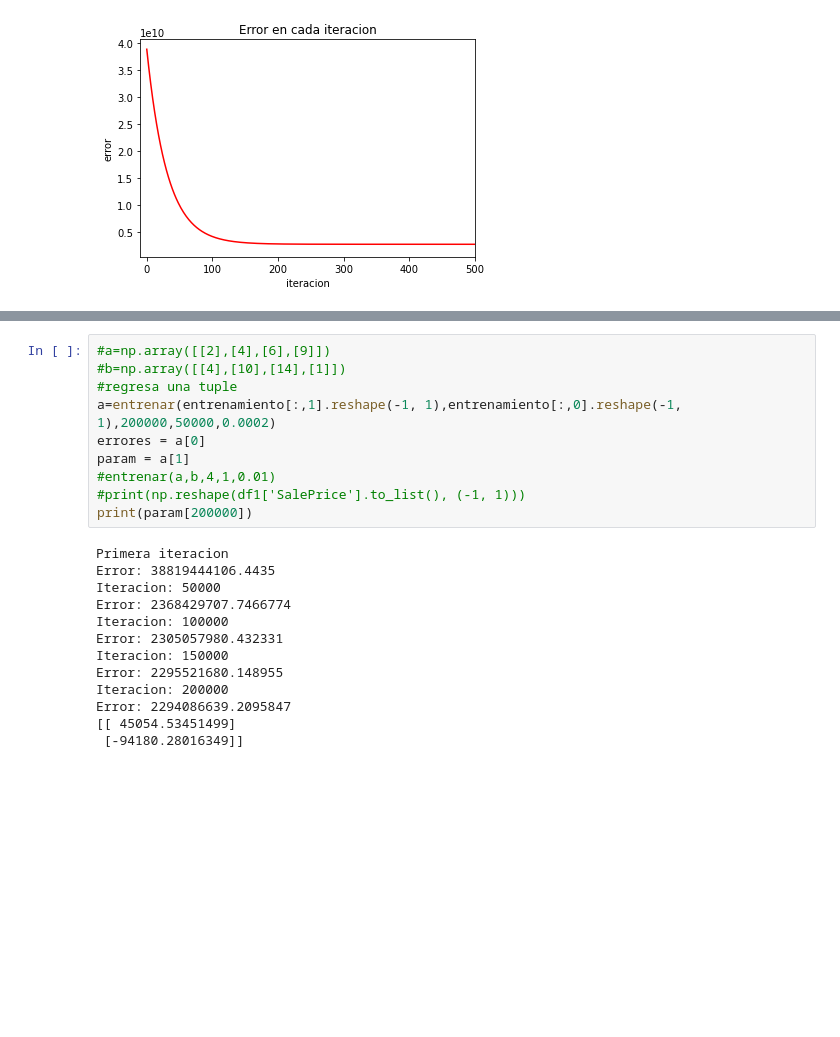
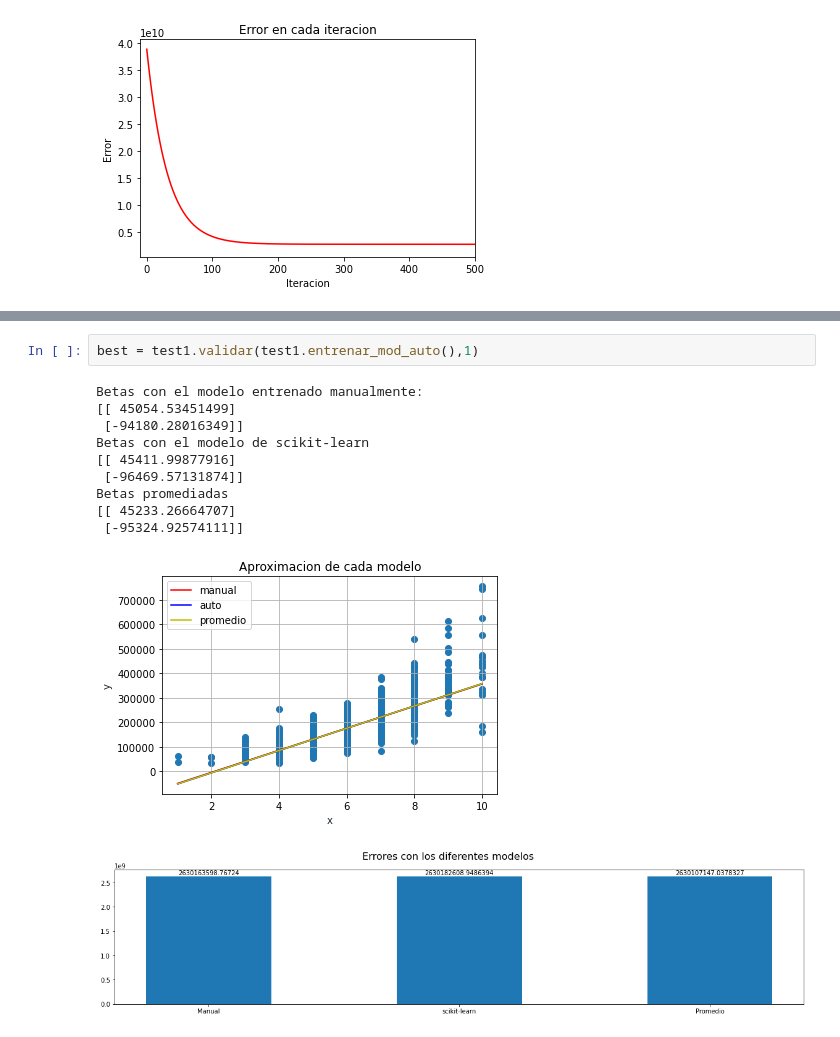
Before and after one commit to ojchavez/proyecto_final_OC, a Jupyter notebook: Proyecto_Final.ipynb, the cells around one changed output, grey strips where cells are left out. Cells and saved outputs as stored; diff of their text form; blank space fills up the shorter version.

```diff
--- a/Proyecto_Final.ipynb
+++ b/Proyecto_Final.ipynb
@@ -381,23 +296,14 @@ def entrenar(x, y, epochs, imprimir_error_cada, lrate):
-# %%
-#a=np.array([[2],[4],[6],[9]])
-#b=np.array([[4],[10],[14],[1]])
-#regresa una tuple
-a=entrenar(entrenamiento[:,1].reshape(-1, 1),entrenamiento[:,0].reshape(-1, 1),200000,50000,0.0002)
-errores = a[0]
-param = a[1]
-#entrenar(a,b,4,1,0.01)
-#print(np.reshape(df1['SalePrice'].to_list(), (-1, 1)))
-print(param[200000])
-# %% [output]
-Primera iteracion
-Error: 38819444106.4435
-Iteracion: 50000
-Error: 2368429707.7466774
-Iteracion: 100000
-Error: 2305057980.432331
-Iteracion: 150000
-Error: 2295521680.148955
-Iteracion: 200000
-Error: 2294086639.2095847
-[[ 45054.53451499]
- [-94180.28016349]]
+# %%
+best = test1.validar(test1.entrenar_mod_auto(),1)
+# %% [output]
+Betas con el modelo entrenado manualmente:
+[[ 45054.53451499]
+ [-94180.28016349]]
+Betas con el modelo de scikit-learn
+[[ 45411.99877916]
+ [-96469.57131874]]
+Betas promediadas
+[[ 45233.26664707]
+ [-95324.92574111]]
+[figure, added]
+[figure, added]
```
Also changed, not shown: parts of 38 cells of this notebook.
